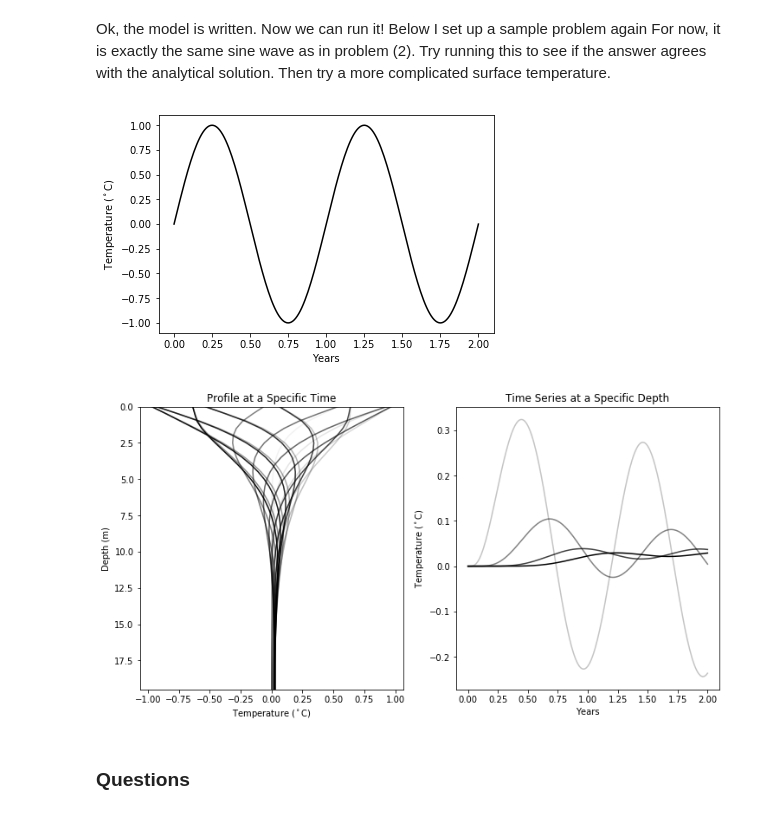
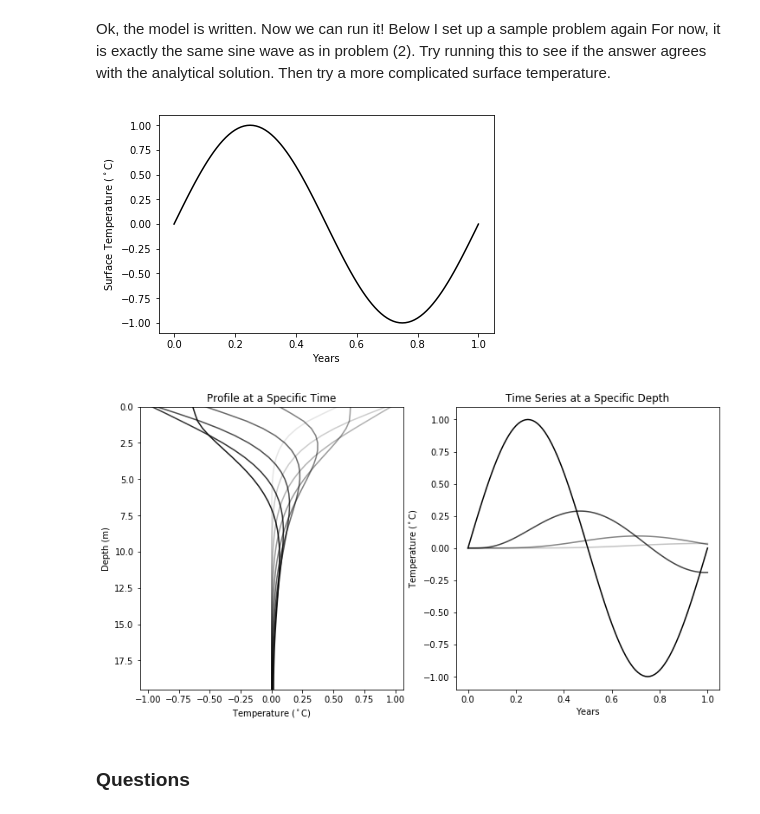
Before and after one commit to benhills/HeatTransfer_Teaching, a Jupyter notebook: HeatTransfer_ESS431.ipynb, the cells around one changed output. Drawn from its saved outputs; the diff is of its cells as text; code cells hidden in the pictures.

```diff
--- a/HeatTransfer_ESS431.ipynb
+++ b/HeatTransfer_ESS431.ipynb
@@ -189,26 +200,27 @@ Ok, the model is written. Now we can run it! Below I set up a sample problem aga
 # %%
 # Set up the problem with these constants
 T0 = 0.
 Ta = 1.
 dt = 0.01
-ts = np.arange(0,2+dt,dt)  # months of the year
+ts = np.arange(0,1+dt,dt)  # months of the year
 zs = np.arange(0,20,0.5)      # a set of distances
 omega = 2.*np.pi
 
 Tsurface = T0 + Ta*np.sin(omega*ts)
 
 # Again, we should plot the surface boundary condition to make sure that it is correct
 plt.plot(ts,Tsurface,'k')
-plt.ylabel('Temperature ($^\circ$C)')
+plt.ylabel('Surface Temperature ($^\circ$C)')
 plt.xlabel('Years');
 # %% [output]
-[figure, old version]
+[figure, new version]
 # %%
 ### Run the model and plot
 
 # These terms can be adjusted if you get used to the model, but for now leave them alone.
-u = 0.        # advection
-BC_bottom = 0.     # bottom boundary condition
+# If you do come back to them, try changing both at the same time
+u = 0.             # advection (m/yr)
+BC_bottom = 0.0     # bottom boundary condition (W/m2)
 
 Ts = forwardModel(zs,ts,dt,u,Tsurface,BC_bottom)
 
@@ -222,7 +234,7 @@ for i in range((len(ts)//maxt)//t_interval):
     t = ts[idx]
     T = Ts[idx]
     # Plot
-    plt.plot(T,zs[::-1],'k',alpha=(t*maxt/max(ts)))
+    plt.plot(T,zs,'k',alpha=(t*maxt/max(ts)))
 
 plt.ylabel('Depth (m)');
 plt.xlabel('Temperature ($^\circ$C)');
@@ -243,7 +255,7 @@ plt.ylabel('Temperature ($^\circ$C)');
 plt.xlabel('Years');
 plt.title('Time Series at a Specific Depth');
 # %% [output]
-[figure, old version]
+[figure, new version]
 # %% [markdown]
 ### Questions
 # %% [markdown]
```
Also changed, not shown: parts of 5 cells of this notebook.
